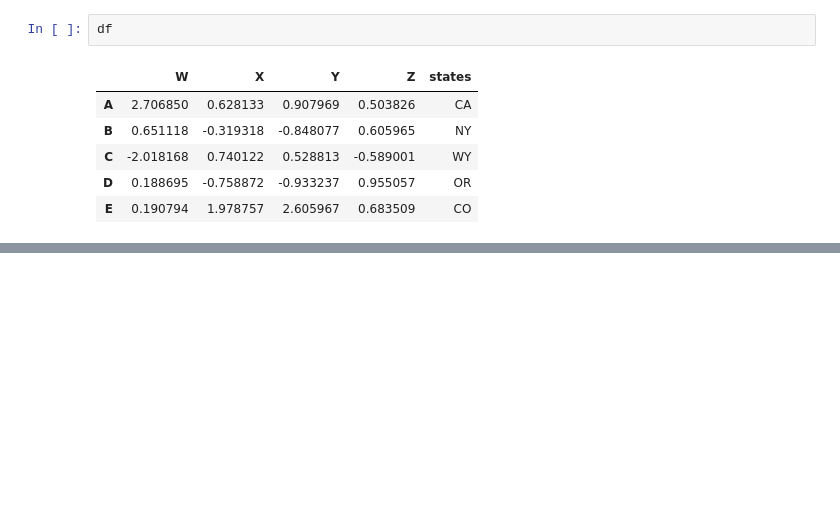
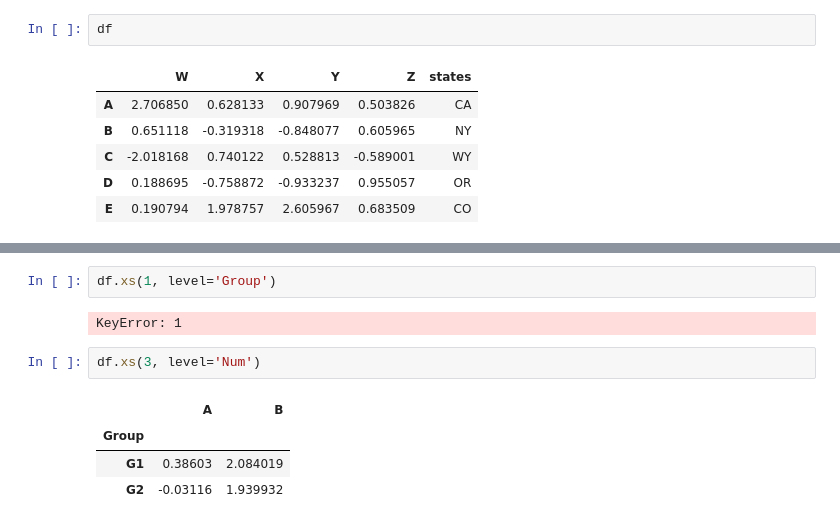
Before and after one commit to Sayeed843/Python-for-DS-ML, a Jupyter notebook: python-pandas/pandas-overview.ipynb, the cells around one changed output, grey strips where cells are left out. Saved outputs shown, nothing was run; the diff lists cells and outputs as text; blank space fills up the shorter version.

```diff
--- a/python-pandas/pandas-overview.ipynb
+++ b/python-pandas/pandas-overview.ipynb
@@ -513,0 +662,11 @@ df
+# %%
+df.xs(1, level='Group')
+# %% [output]
+KeyError: 1
+# %%
+df.xs(3, level='Num')
+# %% [output]
+|  | A | B |
+| Group |  |  |
+| G1 | 0.38603 | 2.084019 |
+| G2 | -0.03116 | 1.939932 |
```
Also changed, not shown: parts of 26 cells of this notebook.
